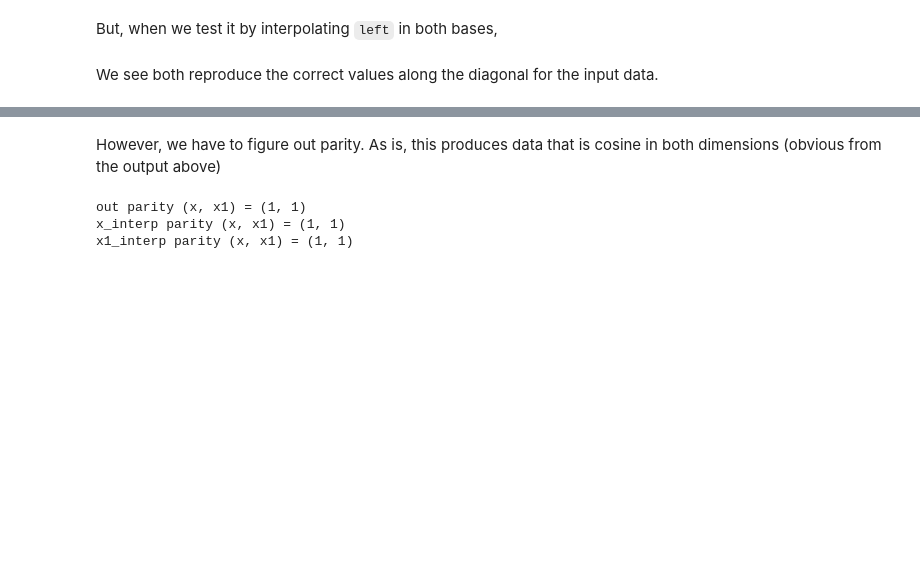
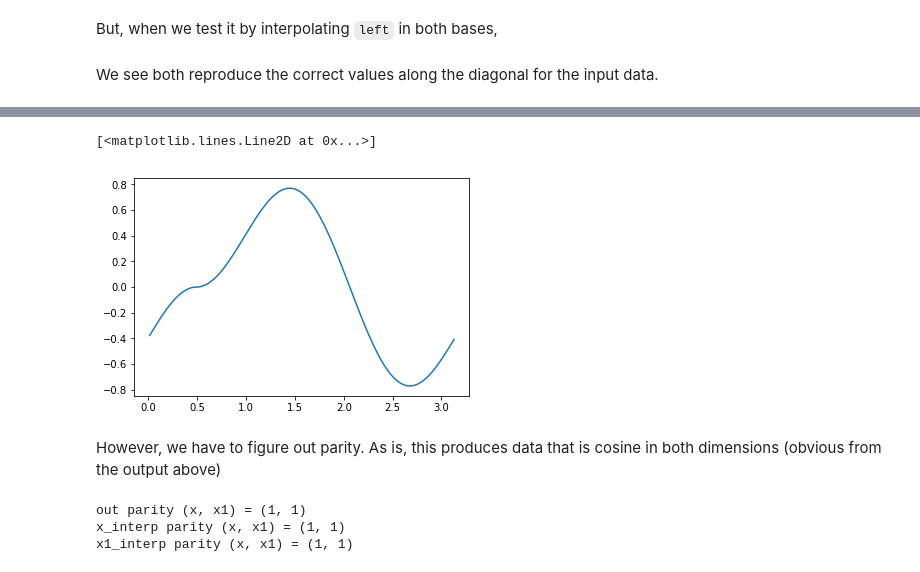
Before and after one commit to jsoishi/busse_annulus, a Jupyter notebook: python/CE2/Diagonalization.ipynb, the cells around one changed output, grey strips where cells are left out. Saved outputs shown, nothing was run; the diff lists cells and outputs as text; code cells hidden in the pictures; blank space fills up the shorter version.

```diff
--- a/python/CE2/Diagonalization.ipynb
+++ b/python/CE2/Diagonalization.ipynb
@@ -238,3 +246,9 @@ plt.plot(xx,np.sin(xx)*np.sin(2*xx)-x1_interp['g'][:,0])
+# %%
+plt.plot(xx,np.roll(test_diag,20))
+#plt.plot(xx,0.5*(np.cos(-xx) - np.cos(3*xx)), 'kx', alpha=0.5)
+# %% [output]
+[<matplotlib.lines.Line2D at 0x...>]
+[figure, added]
 # %% [markdown]
 However, we have to figure out parity. As is, this produces data that is cosine in both dimensions (obvious from the output above)
 # %%
```
Also changed, not shown: parts of 28 cells of this notebook, 1 other file.
